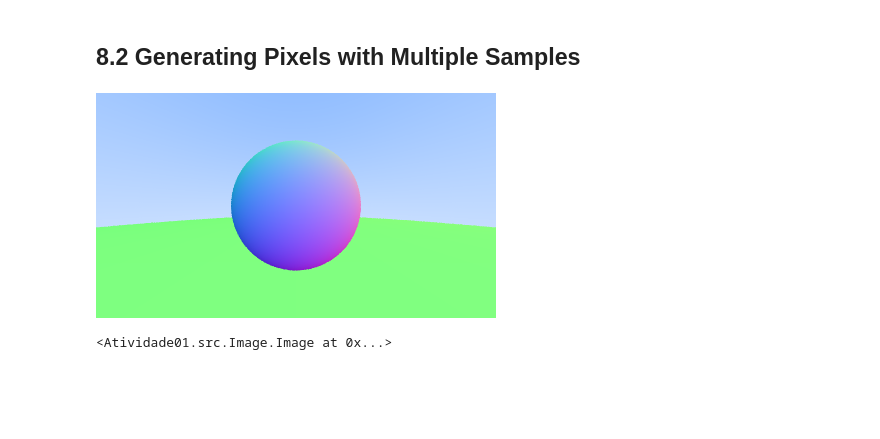
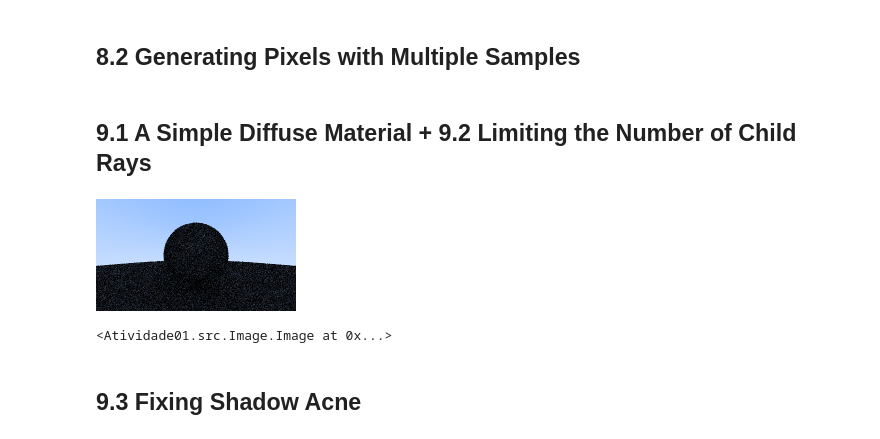
Before and after one commit to GregorioFornetti/atividades-cg, a Jupyter notebook: tutorial/tutorial.ipynb, the cells around one changed output. Saved outputs shown, nothing was run; the diff lists cells and outputs as text; code cells hidden in the pictures; blank space fills up the shorter version.

```diff
--- a/tutorial/tutorial.ipynb
+++ b/tutorial/tutorial.ipynb
@@ -540,3 +535,27 @@ def random_double():
+# %%
+import random
+
+def random_double():
+    return random.random()
+
+def random_double_range(min: float, max: float):
+    '''
+    Gera um número aleatório entre min e max.
+
+    ---
+
+    Parâmetros:
+
+        - min: float - Valor mínimo.
+        - max: float - Valor máximo.
+
+    ---
+
+    Retorno:
+
+        - float - Número aleatório entre min e max.
+    '''
+    return min + (max - min) * random_double()
 # %% [markdown]
 ## 8.2 Generating Pixels with Multiple Samples
 # %%
@@ -649,7 +668,6 @@ world = HittableList()
 world.add(Sphere(Point3([0, 0, -1]), 0.5))
 world.add(Sphere(Point3([0, -100.5, -1]), 100))
 
-camera.render(world, '8-antialiased.png')
+# camera.render(world, '8-antialiased.png')
-# %% [output]
-[figure, removed]
-<Atividade01.src.Image.Image at 0x...>
+# %% [markdown]
+## 9.1 A Simple Diffuse Material + 9.2 Limiting the Number of Child Rays
@@ -655,0 +1368,13 @@ camera.render(world, '8-antialiased.png')
+# %%
+camera = Camera(image_width=200, samples_per_pixel=10, max_depth=10)
+
+world = HittableList()
+world.add(Sphere(Point3([0, 0, -1]), 0.5))
+world.add(Sphere(Point3([0, -100.5, -1]), 100))
+
+camera.render(world, '10-simplified-difuse.png')
+# %% [output]
+[figure, added]
+<Atividade01.src.Image.Image at 0x...>
+# %% [markdown]
+## 9.3 Fixing Shadow Acne
```
Also changed, not shown: parts of 12 cells of this notebook, 7 other files.
